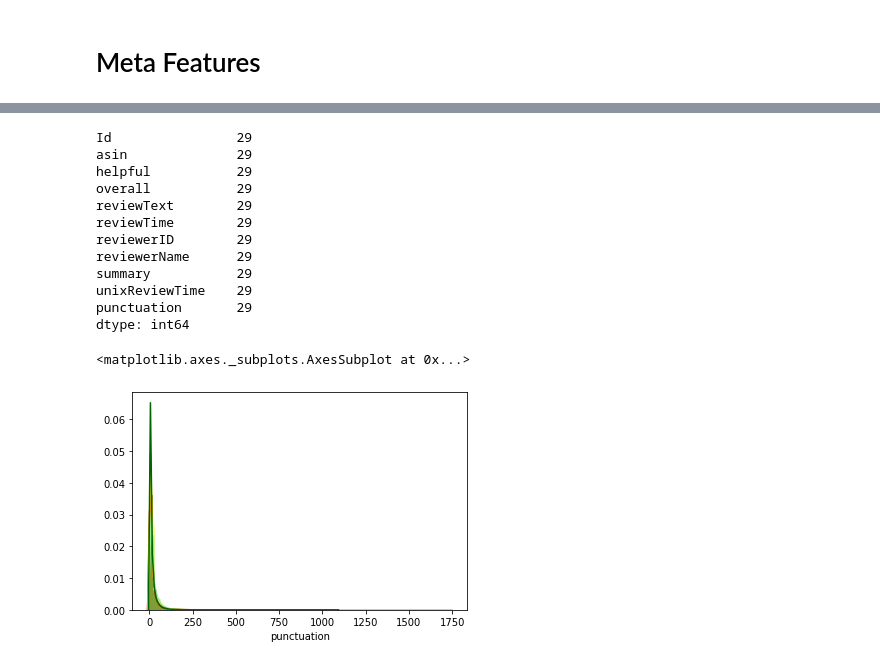
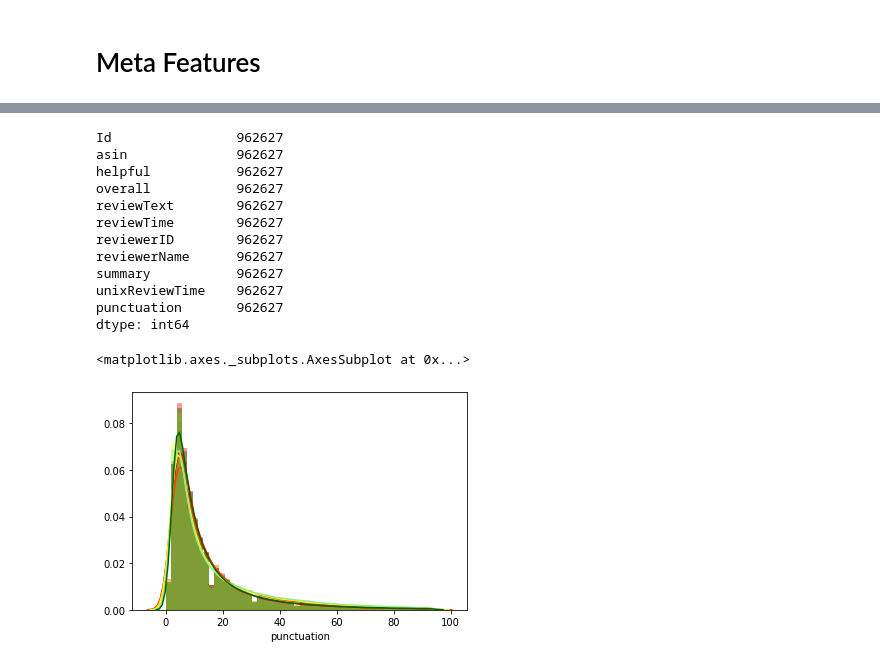
Before and after one commit to DiogoP98/SentimentAnalysis, a Jupyter notebook: data.ipynb, the cells around one changed output, grey strips where cells are left out. Saved outputs shown, nothing was run; the diff lists cells and outputs as text; code cells hidden in the pictures.

```diff
--- a/data.ipynb
+++ b/data.ipynb
@@ -5,7 +5,7 @@ import matplotlib.pyplot as plt
 import string
 import seaborn as sns
 # %%
-df = pd.read_csv('kindle_reviews.csv')
+df = pd.read_csv('kindle_reviews.csv', keep_default_na=False)
 df = df.rename(columns={'Unnamed: 0': 'Id'})
 
 print('Data Set Shape = {}'.format(df.shape))
@@ -41,4 +41,9 @@ fig.get_figure().savefig("Distributuon_of_rating.png")
 # %% [markdown]
 # Meta Features
 # %%
+#remove text with images
+df = df[~df['reviewText'].str.contains("\.jpg|\.png|\.jpeg|\.tiff|\.gif|\.bmp|\.heif", regex=True, na=False)]
+
+print(df.count())
+
 df['punctuation'] = df['reviewText'].apply(lambda x: len([c for c in str(x) if c in string.punctuation]))
@@ -45,32 +68,36 @@ df['punctuation'] = df['reviewText'].apply(lambda x: len([c for c in str(x) if c
 # %%
-rating1 = df['overall']==1
-rating2 = df['overall']==2
-rating3 = df['overall']==3
-rating4 = df['overall']==4
-rating5 = df['overall']==5
+df_outliers = df[np.abs(df['punctuation']-df['punctuation'].mean())<=(3*df['punctuation'].std())]
+
+rating1 = df_outliers['overall']==1
+rating2 = df_outliers['overall']==2
+rating3 = df_outliers['overall']==3
+rating4 = df_outliers['overall']==4
+rating5 = df_outliers['overall']==5
 
 #Detects HTML reviews
 #print(df.loc[df['punctuation'].argmax()]['reviewText'])
-print(df[df['reviewText'].str.contains("\.jpg|\.png|\.jpeg|\.tiff|\.gif|\.bmp|\.heif", regex=True, na=False)].count())
+#print(df_outliers['punctuation'].max())
+print(df_outliers.count())
+#print(df[df['reviewText'].str.contains("\.jpg|\.png|\.jpeg|\.tiff|\.gif|\.bmp|\.heif", regex=True, na=False)].count())
 #print(df.loc[df['Id'] == 361]['reviewText'].to_string())
 
-sns.distplot(df.loc[rating1]['punctuation'], label='Rating 1', color='red')
-sns.distplot(df.loc[rating2]['punctuation'], label='Rating 2', color='orangered')
-sns.distplot(df.loc[rating3]['punctuation'], label='Rating 3', color='yellow')
-sns.distplot(df.loc[rating4]['punctuation'], label='Rating 4', color='lightgreen')
-sns.distplot(df.loc[rating5]['punctuation'], label='Rating 5', color='darkgreen')
+sns.distplot(df_outliers.loc[rating1]['punctuation'], label='Rating 1', color='red')
+sns.distplot(df_outliers.loc[rating2]['punctuation'], label='Rating 2', color='orangered')
+sns.distplot(df_outliers.loc[rating3]['punctuation'], label='Rating 3', color='yellow')
+sns.distplot(df_outliers.loc[rating4]['punctuation'], label='Rating 4', color='lightgreen')
+sns.distplot(df_outliers.loc[rating5]['punctuation'], label='Rating 5', color='darkgreen')
 # %% [output]
-Id                29
-asin              29
-helpful           29
-overall           29
-reviewText        29
-reviewTime        29
-reviewerID        29
-reviewerName      29
-summary           29
-unixReviewTime    29
-punctuation       29
+Id                962627
+asin              962627
+helpful           962627
+overall           962627
+reviewText        962627
+reviewTime        962627
+reviewerID        962627
+reviewerName      962627
+summary           962627
+unixReviewTime    962627
+punctuation       962627
 dtype: int64
 <matplotlib.axes._subplots.AxesSubplot at 0x...>
-[figure, old version]
+[figure, new version]
```
Also changed, not shown: parts of 1 cell of this notebook.
